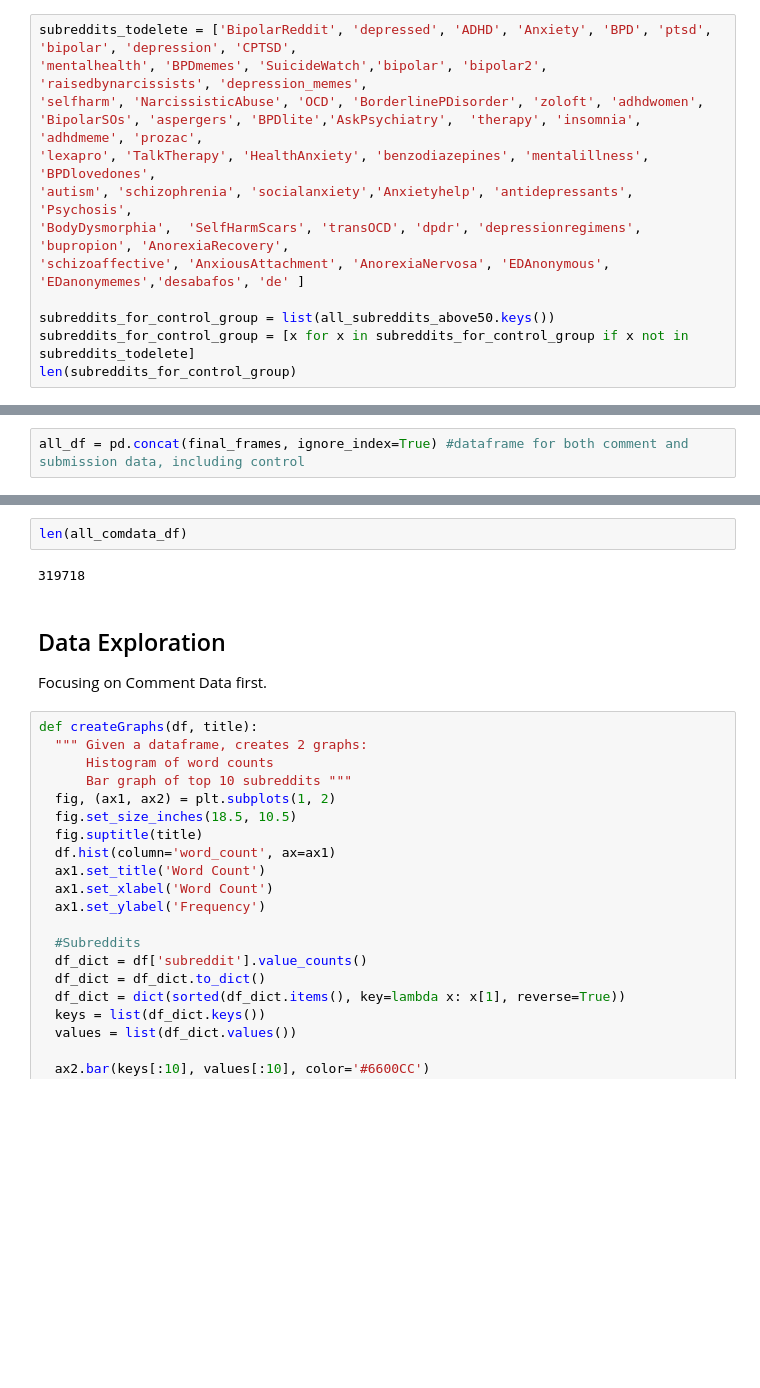
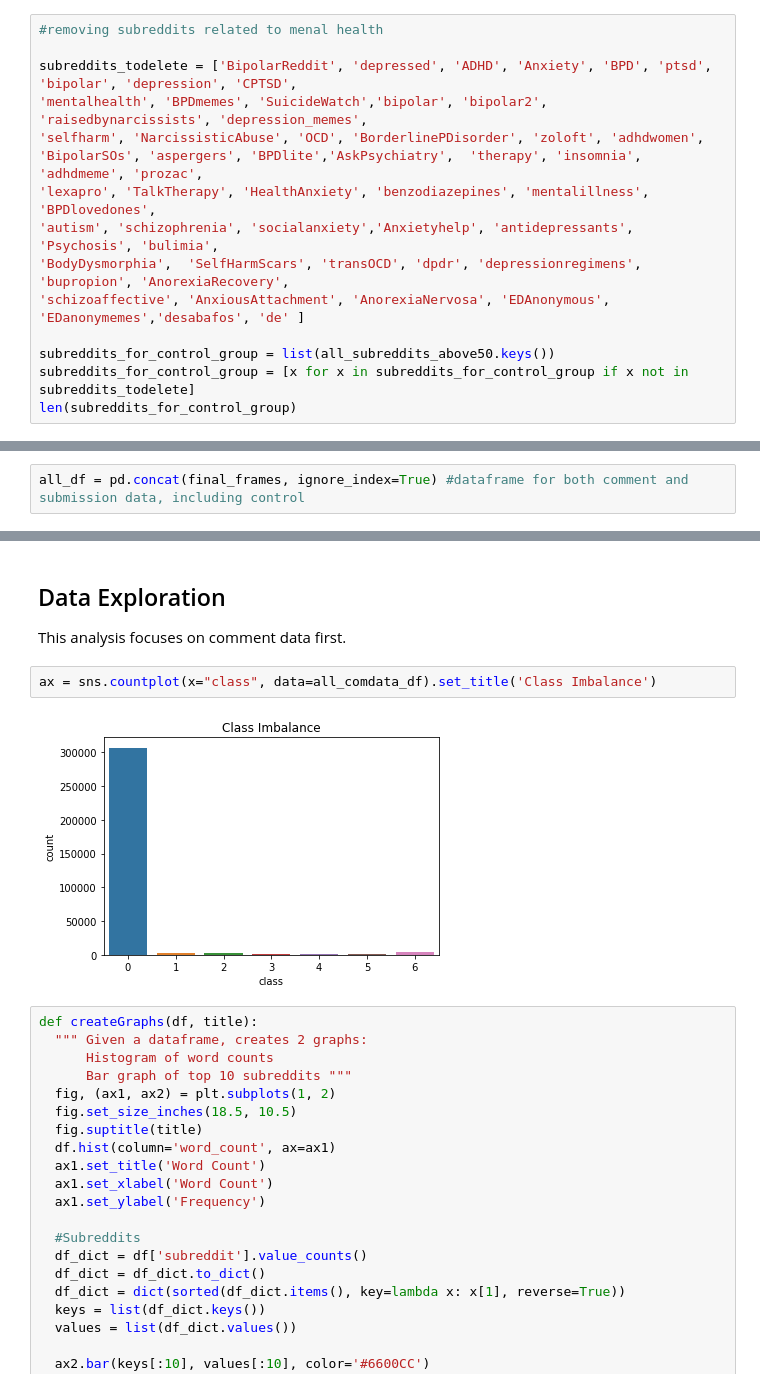
Before and after one commit to kstrickland680/MentalHealthRedditAnalysis, a Jupyter notebook: MentalHealthRedditAnalysis.ipynb, the cells around one changed output, grey strips where cells are left out. Saved outputs shown, nothing was run; the diff lists cells and outputs as text; blank space fills up the shorter version.

```diff
--- a/MentalHealthRedditAnalysis.ipynb
+++ b/MentalHealthRedditAnalysis.ipynb
@@ -168,12 +216,14 @@ len(all_subreddits_above50)
 # %% [output]
 423
 # %%
+#removing subreddits related to menal health
+
 subreddits_todelete = ['BipolarReddit', 'depressed', 'ADHD', 'Anxiety', 'BPD', 'ptsd', 'bipolar', 'depression', 'CPTSD',
 'mentalhealth', 'BPDmemes', 'SuicideWatch','bipolar', 'bipolar2', 'raisedbynarcissists', 'depression_memes',
 'selfharm', 'NarcissisticAbuse', 'OCD', 'BorderlinePDisorder', 'zoloft', 'adhdwomen',
 'BipolarSOs', 'aspergers', 'BPDlite','AskPsychiatry',  'therapy', 'insomnia', 'adhdmeme', 'prozac',
 'lexapro', 'TalkTherapy', 'HealthAnxiety', 'benzodiazepines', 'mentalillness', 'BPDlovedones',
-'autism', 'schizophrenia', 'socialanxiety','Anxietyhelp', 'antidepressants', 'Psychosis',
+'autism', 'schizophrenia', 'socialanxiety','Anxietyhelp', 'antidepressants', 'Psychosis', 'bulimia',
 'BodyDysmorphia',  'SelfHarmScars', 'transOCD', 'dpdr', 'depressionregimens', 'bupropion', 'AnorexiaRecovery',
 'schizoaffective', 'AnxiousAttachment', 'AnorexiaNervosa', 'EDAnonymous', 'EDanonymemes','desabafos', 'de' ]
 
@@ -426,14 +505,14 @@ all_comdata_df.head() #dataframe for all comment data, including control
 | 2 | 62 | gcsg709 | 3215 | 11 | 2020-11-19 02:43:15 | 1605753795 | /r/vancouver/comments/jwqmwl/nov_... | It is not totally our fault. Even... | vancouver | 1 | ... |
 | 3 | 80 | gh11adr | 3215 | 1 | 2020-12-25 23:46:07 | 1608939967 | /r/churningcanada/comments/kjw7a3... | P2 applied for the first US credi... | churningcanada | 1 | ... |
 | 4 | 91 | goirx5d | 3215 | 2 | 2021-02-23 23:23:23 | 1614122603 | /r/cureED/comments/lokiyt/can_som... | I know because I am having proble... | cureED | 1 | ... |
-# %%
-len(all_comdata_df)
-# %% [output]
-319718
 # %% [markdown]
 ## Data Exploration
 
-Focusing on Comment Data first.
+This analysis focuses on comment data first.
+# %%
+ax = sns.countplot(x="class", data=all_comdata_df).set_title('Class Imbalance')
+# %% [output]
+[figure, added]
 # %%
 def createGraphs(df, title):
   """ Given a dataframe, creates 2 graphs:
```
Also changed, not shown: parts of 242 cells of this notebook.
